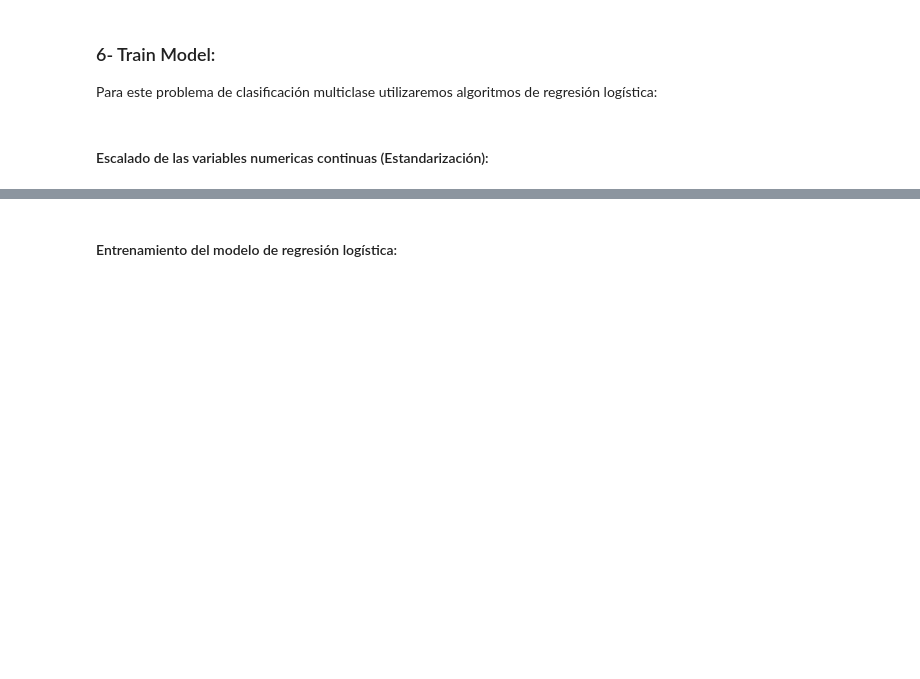
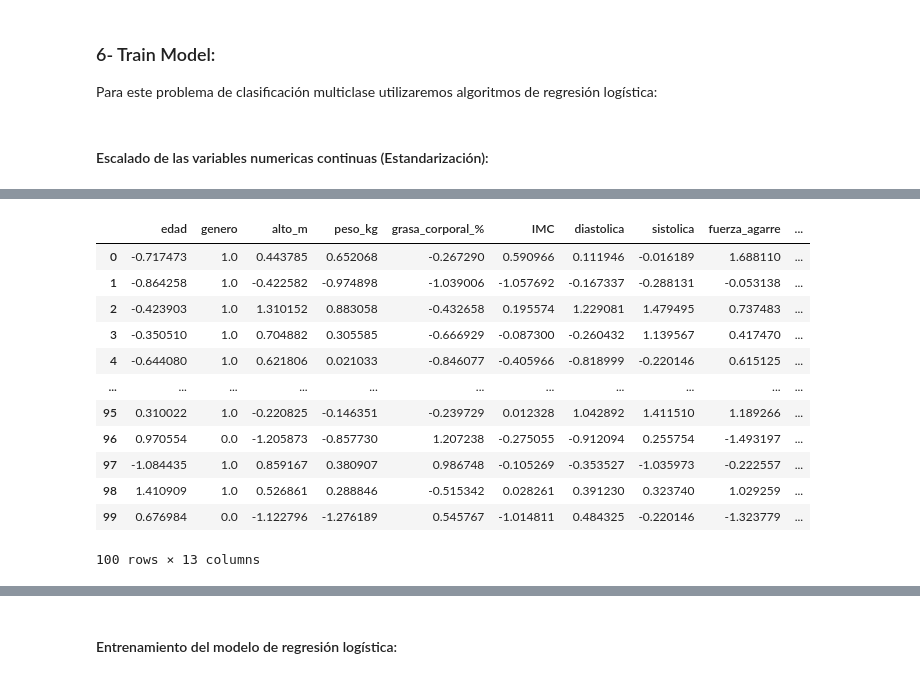
Before and after one commit to sosarodrigox/Grupo1-PP1, a Jupyter notebook: grupo1_pp1.ipynb, the cells around one changed output, grey strips where cells are left out. Saved outputs shown, nothing was run; the diff lists cells and outputs as text; code cells hidden in the pictures; blank space fills up the shorter version.

```diff
--- a/grupo1_pp1.ipynb
+++ b/grupo1_pp1.ipynb
@@ -408,0 +338,14 @@ dtype: int64
+# %%
+# Verifico nulos en 'genero' y 'clase' en df_copy
+print('Nulos en genero en df_copy:', df_copy['genero'].isnull().sum())
+print('Nulos en clase en df_copy:', df_copy['clase'].isnull().sum())
+
+# Agregar 'genero' y 'clase' a df_scaled
+df_scaled['genero'] = df_copy['genero']
+df_scaled['clase'] = df_copy['clase']
+
+# Verificar y eliminar filas con nulos en 'genero' y 'clase'
+df_scaled.dropna(subset=['genero', 'clase'], inplace=True)
+
+# Verifico nulos en df_scaled
+print('Nulos en df_scaled:', df_scaled.isnull().sum())
@@ -408,0 +369,35 @@ dtype: int64
+# %%
+#Reordenamos:
+ordenado =[
+'edad',
+'genero',
+'alto_m',
+'peso_kg',
+'grasa_corporal_%',
+'IMC',
+'diastolica',
+'sistolica',
+'fuerza_agarre',
+'sentarse_inclinarse_m',
+'cant_abdominales',
+'salto_largo_m_',
+'clase',
+]
+df_scaled = df_scaled[ordenado]
+
+#Mostrar dataset escalado:
+df_scaled.head(100)
+# %% [output]
+|  | edad | genero | alto_m | peso_kg | grasa_corporal_% | IMC | diastolica | sistolica | fuerza_agarre | ... |
+| 0 | -0.717473 | 1.0 | 0.443785 | 0.652068 | -0.267290 | 0.590966 | 0.111946 | -0.016189 | 1.688110 | ... |
+| 1 | -0.864258 | 1.0 | -0.422582 | -0.974898 | -1.039006 | -1.057692 | -0.167337 | -0.288131 | -0.053138 | ... |
+| 2 | -0.423903 | 1.0 | 1.310152 | 0.883058 | -0.432658 | 0.195574 | 1.229081 | 1.479495 | 0.737483 | ... |
+| 3 | -0.350510 | 1.0 | 0.704882 | 0.305585 | -0.666929 | -0.087300 | -0.260432 | 1.139567 | 0.417470 | ... |
+| 4 | -0.644080 | 1.0 | 0.621806 | 0.021033 | -0.846077 | -0.405966 | -0.818999 | -0.220146 | 0.615125 | ... |
+| ... | ... | ... | ... | ... | ... | ... | ... | ... | ... | ... |
+| 95 | 0.310022 | 1.0 | -0.220825 | -0.146351 | -0.239729 | 0.012328 | 1.042892 | 1.411510 | 1.189266 | ... |
+| 96 | 0.970554 | 0.0 | -1.205873 | -0.857730 | 1.207238 | -0.275055 | -0.912094 | 0.255754 | -1.493197 | ... |
+| 97 | -1.084435 | 1.0 | 0.859167 | 0.380907 | 0.986748 | -0.105269 | -0.353527 | -1.035973 | -0.222557 | ... |
+| 98 | 1.410909 | 1.0 | 0.526861 | 0.288846 | -0.515342 | 0.028261 | 0.391230 | 0.323740 | 1.029259 | ... |
+| 99 | 0.676984 | 0.0 | -1.122796 | -1.276189 | 0.545767 | -1.014811 | 0.484325 | -0.220146 | -1.323779 | ... |
+100 rows × 13 columns
```
Also changed, not shown: parts of 16 cells of this notebook.
